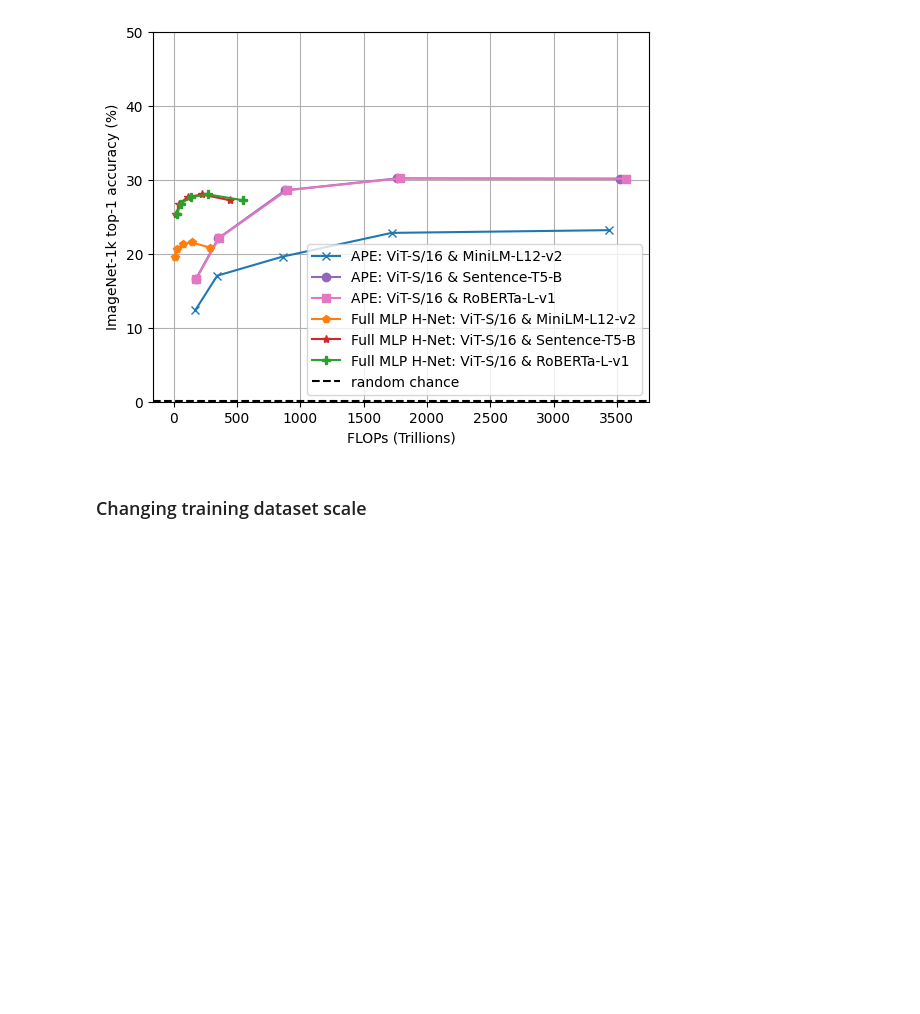
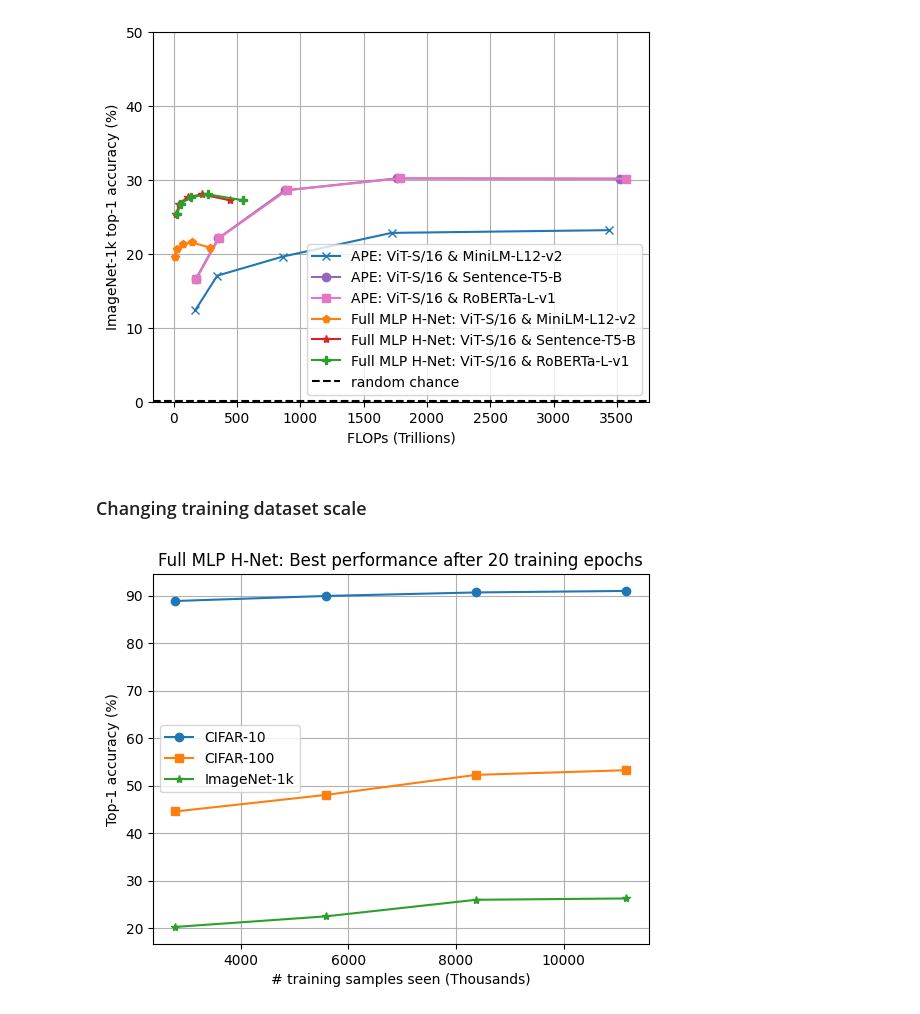
Before and after one commit to jaisidhsingh/hypa-new, a Jupyter notebook: hyperalignment/plot.ipynb, the cells around one changed output. Saved outputs shown, nothing was run; the diff lists cells and outputs as text; code cells hidden in the pictures; blank space fills up the shorter version.

Commit message:
hnet datascaling plot

```diff
--- a/hyperalignment/plot.ipynb
+++ b/hyperalignment/plot.ipynb
@@ -198,8 +198,38 @@ for bench in benchmarks:
 # %% [markdown]
 ### Changing training dataset scale
 # %%
+
+from pylab import plt
 
 hnet_full = {'exp_name': 'hnet_12-4_fmlp_c-32_bs-512_lr-1e-2', 'seed': 0, 'eval': {'epoch_1': {'cifar10': 89.79, 'cifar100': 44.31, 'imagenet1k': 20.74}, 'epoch_2': {'cifar10': 90.68, 'cifar100': 48.19, 'imagenet1k': 23.29}, 'epoch_5': {'cifar10': 90.97, 'cifar100': 51.7, 'imagenet1k': 25.56}, 'epoch_10': {'cifar10': 90.48, 'cifar100': 53.25, 'imagenet1k': 26.27}, 'epoch_20': {'cifar10': 90.36, 'cifar100': 52.6, 'imagenet1k': 25.46}}}
 hnet_3_4 = {'exp_name': 'three-fourth_hnet_12-4_fmlp_c-32_bs-512_lr-1e-2', 'seed': 0, 'eval': {'epoch_1': {'cifar10': 89.63, 'cifar100': 41.48, 'imagenet1k': 18.68}, 'epoch_2': {'cifar10': 90.37, 'cifar100': 46.22, 'imagenet1k': 22.09}, 'epoch_5': {'cifar10': 90.65, 'cifar100': 50.45, 'imagenet1k': 24.78}, 'epoch_10': {'cifar10': 90.31, 'cifar100': 52.27, 'imagenet1k': 25.99}, 'epoch_20': {'cifar10': 7.72, 'cifar100': 2.15, 'imagenet1k': 0.12}}}
-hnet_1_2 = None
+hnet_1_2 = {'exp_name': 'half_hnet_12-4_fmlp_c-32_bs-512_lr-1e-2', 'seed': 0, 'eval': {'epoch_1': {'cifar10': 86.9, 'cifar100': 35.39, 'imagenet1k': 13.88}, 'epoch_2': {'cifar10': 89.61, 'cifar100': 43.79, 'imagenet1k': 20.13}, 'epoch_5': {'cifar10': 89.91, 'cifar100': 46.86, 'imagenet1k': 22.34}, 'epoch_10': {'cifar10': 89.6, 'cifar100': 48.05, 'imagenet1k': 22.5}, 'epoch_20': {'cifar10': 7.94, 'cifar100': 1.1, 'imagenet1k': 0.07}}}
 hnet_1_4 = {'exp_name': 'one-fourth_hnet_12-4_fmlp_c-32_bs-512_lr-1e-2', 'seed': 0, 'eval': {'epoch_1': {'cifar10': 61.13, 'cifar100': 19.57, 'imagenet1k': 5.13}, 'epoch_2': {'cifar10': 85.89, 'cifar100': 36.12, 'imagenet1k': 14.11}, 'epoch_5': {'cifar10': 88.85, 'cifar100': 43.67, 'imagenet1k': 20.28}, 'epoch_10': {'cifar10': 88.29, 'cifar100': 44.57, 'imagenet1k': 20.13}, 'epoch_20': {'cifar10': 86.8, 'cifar100': 42.98, 'imagenet1k': 18.29}}}
+
+dataset_size = 558128
+
+x_vals = [round(dataset_size * r) * 20 * 1e-3 for r in [0.25, 0.5, 0.75, 1.0]]
+
+c10 = [ [subitem["cifar10"] for subitem in item["eval"].values()] for item in [hnet_1_4, hnet_1_2, hnet_3_4, hnet_full] ]
+c10 = [max(item) for item in c10]
+
+plt.plot(x_vals, c10, marker="o", label="CIFAR-10")
+
+
+c100 = [ [subitem["cifar100"] for subitem in item["eval"].values()] for item in [hnet_1_4, hnet_1_2, hnet_3_4, hnet_full] ]
+c100 = [max(item) for item in c100]
+
+plt.plot(x_vals, c100, marker="s", label="CIFAR-100")
+
+ins = [ [subitem["imagenet1k"] for subitem in item["eval"].values()] for item in [hnet_1_4, hnet_1_2, hnet_3_4, hnet_full] ]
+ins = [max(item) for item in ins]
+
+plt.plot(x_vals, ins, marker="*", label="ImageNet-1k")
+plt.ylabel("Top-1 accuracy (%)")
+plt.xlabel("# training samples seen (Thousands)")
+plt.title("Full MLP H-Net: Best performance after 20 training epochs")
+plt.legend()
+plt.grid(True)
+plt.show()
+# %% [output]
+[figure, added]
```
